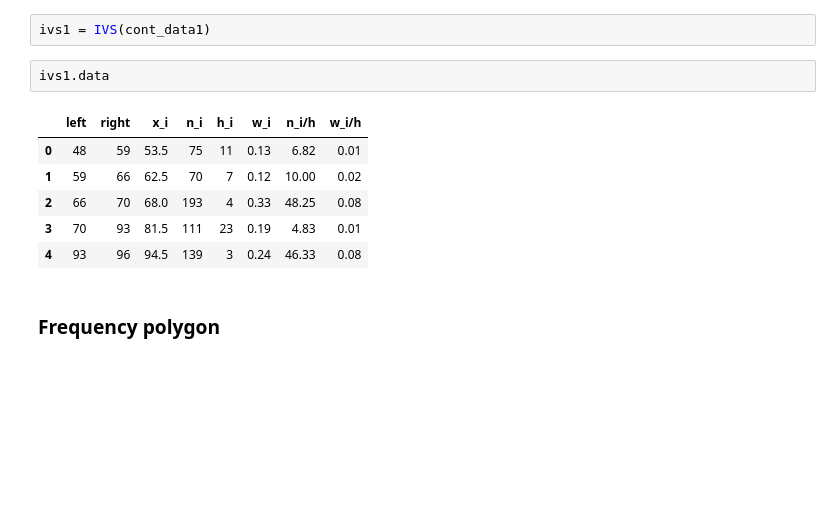
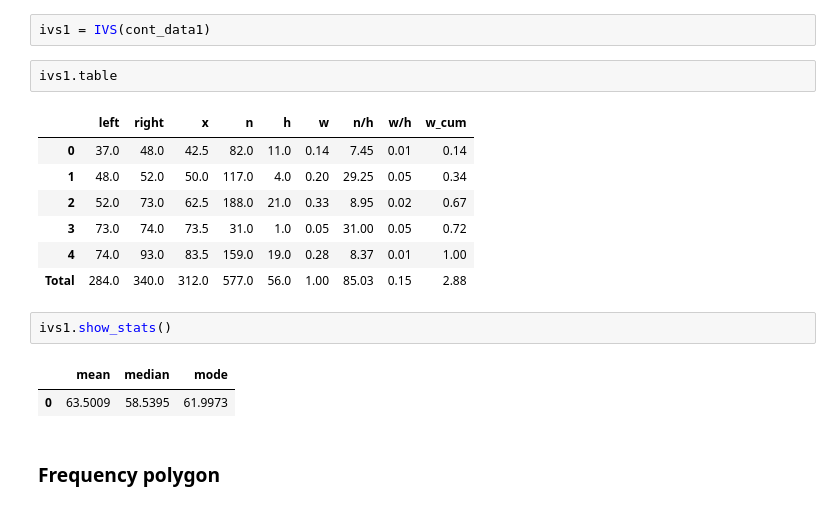
Before and after one commit to wochichaofan/Math, a Jupyter notebook: MatStat/MatStat.ipynb, the cells around one changed output. Cells and saved outputs as stored; diff of their text form; blank space fills up the shorter version.

Commit message:
feature/add central stats functions + made TODO

```diff
--- a/MatStat/MatStat.ipynb
+++ b/MatStat/MatStat.ipynb
@@ -137,14 +140,20 @@ cont_data1 = np.array([(left, right, n) for left, right, n in zip(lims[:-1], lim
 # %%
 ivs1 = IVS(cont_data1)
 # %%
-ivs1.data
+ivs1.table
 # %% [output]
-|  | left | right | x_i | n_i | h_i | w_i | n_i/h | w_i/h |
-| 0 | 48 | 59 | 53.5 | 75 | 11 | 0.13 | 6.82 | 0.01 |
-| 1 | 59 | 66 | 62.5 | 70 | 7 | 0.12 | 10.00 | 0.02 |
-| 2 | 66 | 70 | 68.0 | 193 | 4 | 0.33 | 48.25 | 0.08 |
-| 3 | 70 | 93 | 81.5 | 111 | 23 | 0.19 | 4.83 | 0.01 |
-| 4 | 93 | 96 | 94.5 | 139 | 3 | 0.24 | 46.33 | 0.08 |
+|  | left | right | x | n | h | w | n/h | w/h | w_cum |
+| 0 | 37.0 | 48.0 | 42.5 | 82.0 | 11.0 | 0.14 | 7.45 | 0.01 | 0.14 |
+| 1 | 48.0 | 52.0 | 50.0 | 117.0 | 4.0 | 0.20 | 29.25 | 0.05 | 0.34 |
+| 2 | 52.0 | 73.0 | 62.5 | 188.0 | 21.0 | 0.33 | 8.95 | 0.02 | 0.67 |
+| 3 | 73.0 | 74.0 | 73.5 | 31.0 | 1.0 | 0.05 | 31.00 | 0.05 | 0.72 |
+| 4 | 74.0 | 93.0 | 83.5 | 159.0 | 19.0 | 0.28 | 8.37 | 0.01 | 1.00 |
+| Total | 284.0 | 340.0 | 312.0 | 577.0 | 56.0 | 1.00 | 85.03 | 0.15 | 2.88 |
+# %%
+ivs1.show_stats()
+# %% [output]
+|  | mean | median | mode |
+| 0 | 63.5009 | 58.5395 | 61.9973 |
 # %% [markdown]
 ### Frequency polygon
 # %%
```
Also changed, not shown: parts of 19 cells of this notebook, 3 other files.
